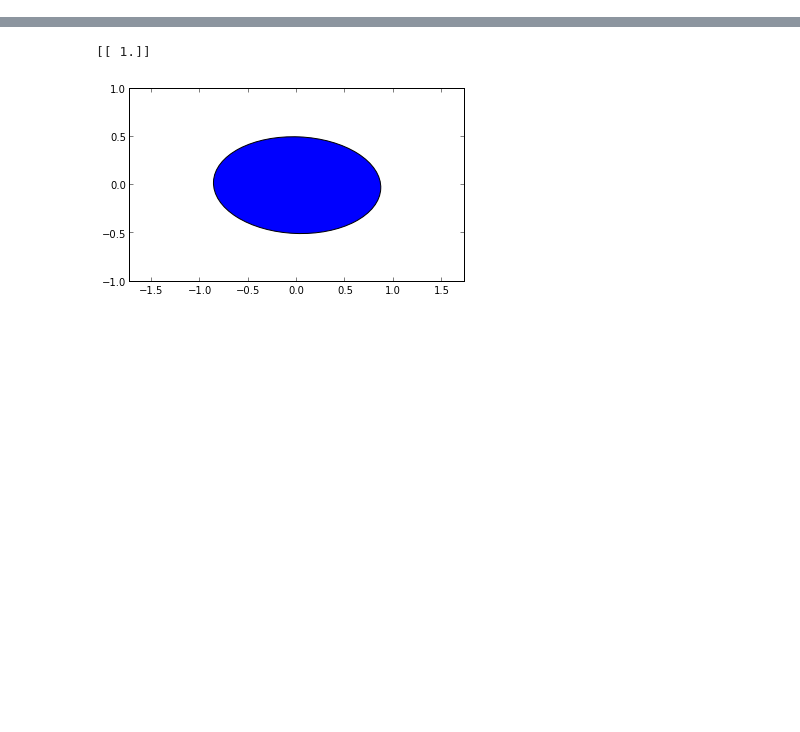
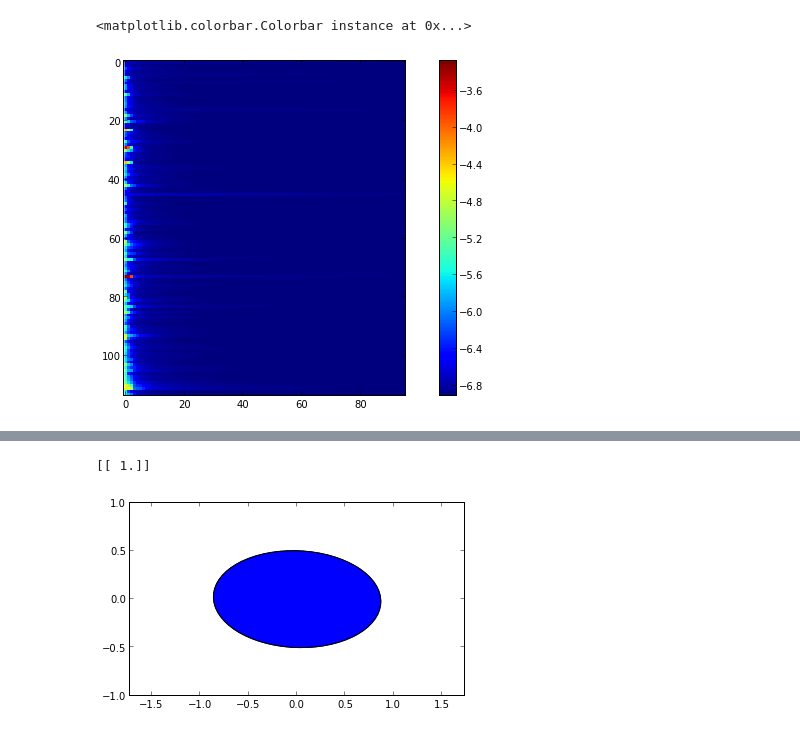
Before and after one commit to rossant/spiky, a Jupyter notebook: experimental/matrix.ipynb, the cells around one changed output, grey strips where cells are left out. Cells and saved outputs as stored; diff of their text form; code cells hidden in the pictures; blank space fills up the shorter version.

```diff
--- a/experimental/matrix.ipynb
+++ b/experimental/matrix.ipynb
@@ -38,6 +38,7 @@ def get_actual_filename(filename, extension, fileindex=1):
     return os.path.join(dir, filtered[0])
 # %%
 filename = "../_test/data/test"
+filename = r"D:\Spike sorting\spike_sorting_janelia\32Channels\trace_32Chan_linear32\MKK_CDfixedderived\kenneth_1\trace_32Chan"
 fileindex = 1
 fetdim = 3
 nchannels = 32
@@ -67,26 +68,21 @@ spiketimes = features[:,-1].copy()
 # features = features[:,:nchannels * fetdim]
 nextrafet = features.shape[1] - nchannels * fetdim
 
+# remove extra features
+features = features[:,:-nextrafet]
+
 # normalize normal features
-m = features[:,:-nextrafet].min()
-M = features[:,:-nextrafet].max()
+m = features.min()
+M = features.max()
 # force symmetry
 vx = max(np.abs(m), np.abs(M))
 m, M = -vx, vx
-features[:,:-nextrafet] = -1+2*(features[:,:-nextrafet]-m)/(M-m)
-
-# normalize extra features
-m = features[:,-nextrafet:].min()
-M = features[:,-nextrafet:].max()
-# # force symmetry
-# vx = max(np.abs(m), np.abs(M))
-# m, M = -vx, vx
-features[:,-nextrafet:] = -1+2*(features[:,-nextrafet:]-m)/(M-m)
+features = -1+2*(features-m)/(M-m)
 # %%
 # masks = load_text(filename + ".fmask.%d" % fileindex, np.float32, skiprows=1)
 path = get_actual_filename(filename, 'fmask', fileindex)
 masks = load_text_pandas(path, np.float32, skiprows=1)
-#masks = masks[:,:-1:fetdim]
+masks = masks[:,:-nextrafet]
 # %%
 from collections import Counter
 c = Counter(clusters)
@@ -95,3 +144,16 @@ nClusters = len(spikes_in_clusters)
+# %%
+eigs=[]
+for ci in clusters:
+    Mean, CovMat, CovMatinv, LogDet = stats[ci]
+    eigs.append(sorted(eig(CovMat)[0])[::-1])
+eigs = array(eigs)
+figure(figsize=(12,6))
+#print eigs
+imshow(log(eigs), interpolation='none')
+colorbar()
+# %% [output]
+<matplotlib.colorbar.Colorbar instance at 0x...>
+[figure, added]
 # %%
 #clusters = sorted(stats.keys())
 #matrix_original = zeros((nClusters, nClusters))
```
Also changed, not shown: parts of 11 cells of this notebook, 3 other files.
